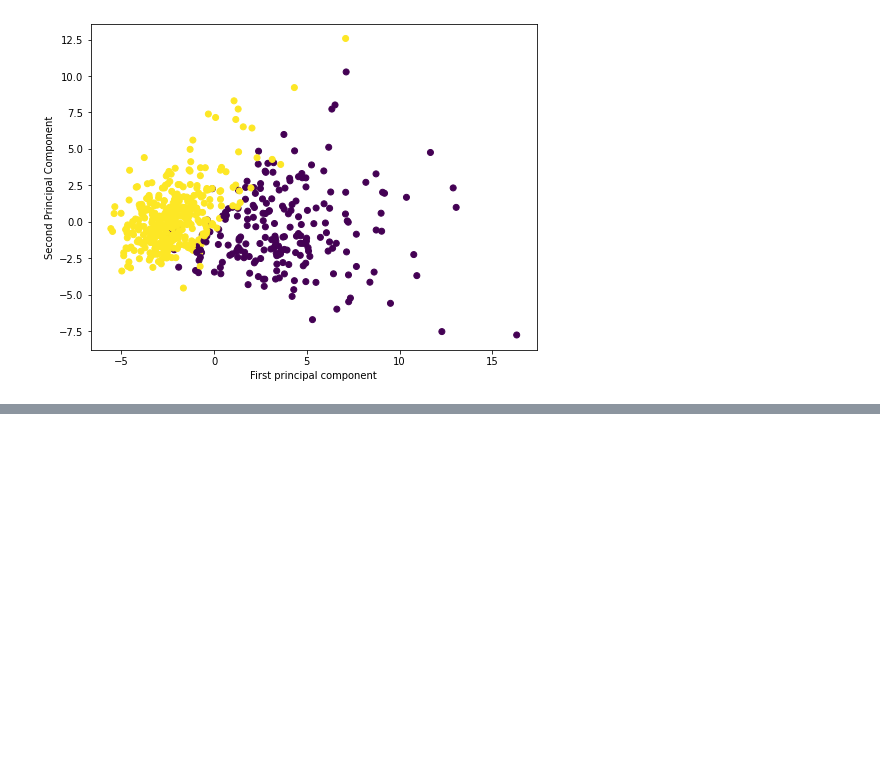
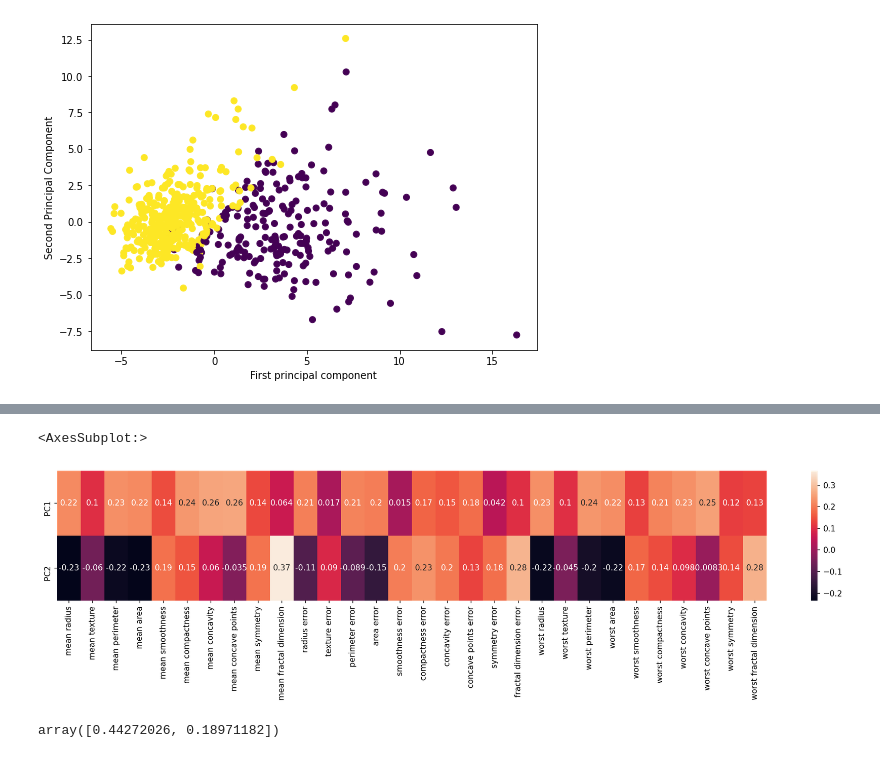
Before and after one commit to ravi0531rp/DataScienceComplete, a Jupyter notebook: DataSciencePython/019. PCA.ipynb, the cells around one changed output, grey strips where cells are left out. Drawn from its saved outputs; the diff is of its cells as text; code cells hidden in the pictures; blank space fills up the shorter version.

```diff
--- a/DataSciencePython/019. PCA.ipynb
+++ b/DataSciencePython/019. PCA.ipynb
@@ -262,0 +287,3 @@ Text(0, 0.5, 'Second Principal Component')
+# %%
+pca = PCA(n_components=2)
+principal_components = pca.fit_transform(scaled_X)
@@ -262,0 +321,2 @@ Text(0, 0.5, 'Second Principal Component')
+# %%
+df_comp = pd.DataFrame(pca.components_,index=['PC1','PC2'],columns=df.columns)
@@ -262,0 +330,10 @@ Text(0, 0.5, 'Second Principal Component')
+# %%
+plt.figure(figsize=(20,3),dpi=150)
+sns.heatmap(df_comp,annot=True)
+# %% [output]
+<AxesSubplot:>
+[figure, added]
+# %%
+pca.explained_variance_ratio_
+# %% [output]
+array([0.44272026, 0.18971182])
```
Also changed, not shown: parts of 8 cells of this notebook.
